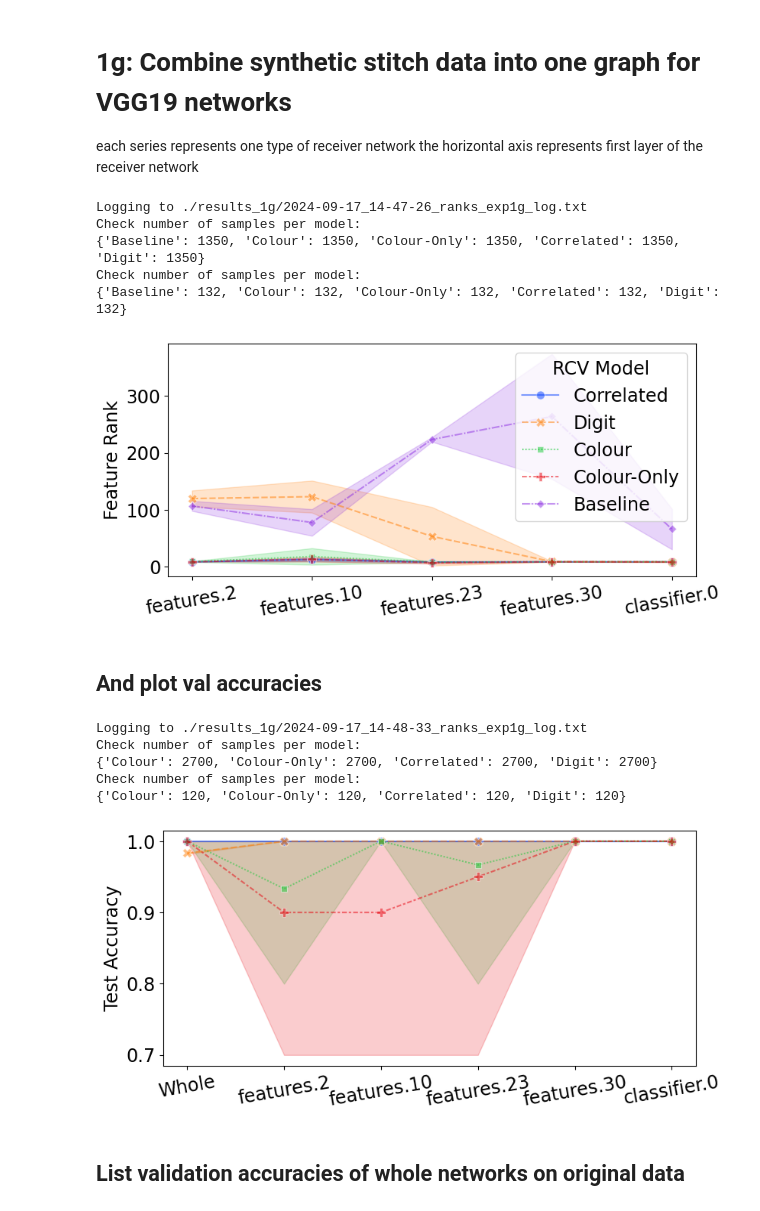
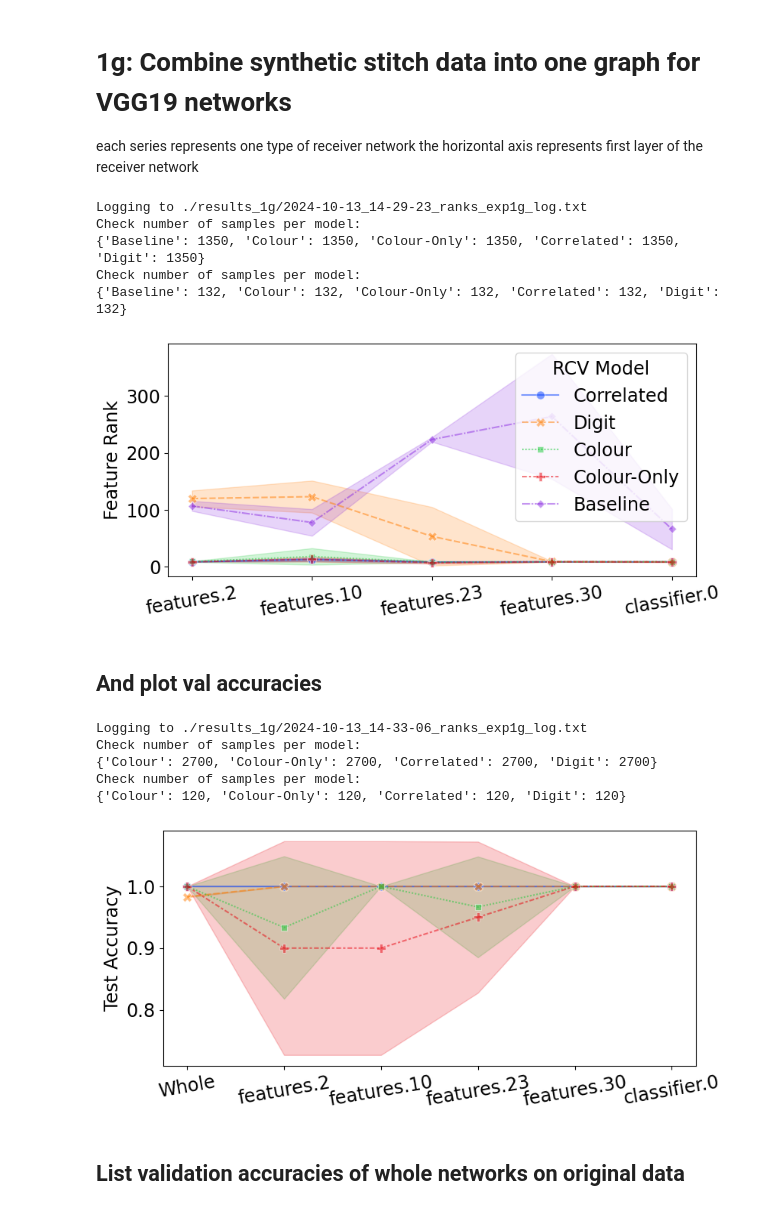
Before and after one commit to DHLSmith/jons-tunnel-effect, a Jupyter notebook: rank.ipynb, the cells around one changed output. Cells and saved outputs as stored; diff of their text form; code cells hidden in the pictures.

```diff
--- a/rank.ipynb
+++ b/rank.ipynb
@@ -397,6 +433,15 @@ import os
 # exp1 Synthetic stitch
 csvs_from = os.path.join("../msc_similarity/exp1_ms_with_random_dataset/results_1g_rank/", "*.csv")
 df = csv_to_df(csvs_from)
+
+style_order = ['Correlated',
+               'Digit',
+               'Colour',
+               'Colour-Only',
+               #'Mix',
+               'Baseline',
+               #'Noise'
+              ]
 
 rcv_models  = {'Baseline': '^unbias$',
                'Colour':         'bg$', # these three may learn colours as a shortcut
@@ -492,11 +537,11 @@ unsorted_labels_handles = zip(labels[:len(rcv_models)], handles[:len(rcv_models)
 labels, handles = zip(*unsorted_labels_handles)
 plt.legend(handles, labels, title='RCV Model', loc='upper right', bbox_to_anchor=(1, 1), fontsize='xx-large', title_fontsize='xx-large')
 plt.xticks(ticks=range(len(custom_labels)), labels=custom_labels)
-plt.savefig(f"./results_1g/1g_lin_post_stitch_ranks.png", bbox_inches='tight')
+#plt.savefig(f"./results_1g/1g_lin_post_stitch_ranks.png", bbox_inches='tight')
 plt.savefig(f"./results_1g/1g_lin_post_stitch_ranks.pdf", bbox_inches='tight')
 plt.show()
 # %% [output]
-Logging to ./results_1g/2024-09-17_14-47-26_ranks_exp1g_log.txt
+Logging to ./results_1g/2024-10-13_14-29-23_ranks_exp1g_log.txt
 Check number of samples per model:
 {'Baseline': 1350, 'Colour': 1350, 'Colour-Only': 1350, 'Correlated': 1350, 'Digit': 1350}
 Check number of samples per model:
@@ -514,7 +559,14 @@ import os
 # exp1 Synthetic stitch
 csvs_from = os.path.join("../msc_similarity/exp1_ms_with_random_dataset/results_1g_rank/", "*.csv")
 df = csv_to_df(csvs_from)
-
+style_order = ['Correlated',
+               'Digit',
+               'Colour',
+               'Colour-Only',
+               #'Mix',
+               #'Baseline',
+               #'Noise'
+              ]
 rcv_models  = {
                'Colour':         'bg$', # these three may learn colours as a shortcut
                'Colour-Only':     'bgonly',
@@ -609,39 +661,39 @@ df3['name'] = pd.Categorical(df3['name'], categories=category_order, ordered=Tru
 
 # Create line plot
 plt.figure(figsize=(9,4))
 
 line_plot = sns.lineplot(data=df3, x='name', y='val_acc', hue='receiver', style='receiver',
                          hue_order=style_order, style_order=style_order,
                          markers=True, dashes=True, markersize=8, alpha=0.5, palette='bright',
-                        errorbar=("pi",100))
-
+                        errorbar=("sd",1))
+# errorbar=("sd",1)) for standard dev
 # errorbar=("ci",100) would give 100% confidence interval "pi" is percentile interval
 
 #plt.title("Val Acc of VGG19 recievers stitched with synthetic data")
 #plt.xlabel('First Layer of Receiver')
 plt.xlabel('')
 plt.ylabel('Test Accuracy', fontsize='xx-large')
 #plt.yscale('log')
 plt.xticks(rotation=10)
 plt.tick_params(axis='both', labelsize='xx-large')
 
 handles, labels = line_plot.get_legend_handles_labels()
 #sorted_labels_handles = sorted(zip(labels, handles))
 unsorted_labels_handles = zip(labels[:len(ref_models)], handles[:len(ref_models)])
 labels, handles = zip(*unsorted_labels_handles)
 plt.legend(handles, labels, title='RCV Model', loc='upper right', bbox_to_anchor=(1.25, 1))
 plt.legend().remove()
 plt.xticks(ticks=range(len(custom_labels)), labels=custom_labels) # rename ticks
-plt.savefig(f"./results_1g/1g_lin_post_stitch_acc.png", bbox_inches='tight')
-plt.savefig(f"./results_1g/1g_lin_post_stitch_acc.pdf", bbox_inches='tight')
+#plt.savefig(f"./results_1g/1g_lin_post_stitch_acc.png", bbox_inches='tight')
+plt.savefig(f"./results_1g/1g_lin_post_stitch_acc_sd.pdf", bbox_inches='tight')
 plt.show()
 # %% [output]
-Logging to ./results_1g/2024-09-17_14-48-33_ranks_exp1g_log.txt
+Logging to ./results_1g/2024-10-13_14-33-06_ranks_exp1g_log.txt
 Check number of samples per model:
 {'Colour': 2700, 'Colour-Only': 2700, 'Correlated': 2700, 'Digit': 2700}
 Check number of samples per model:
 {'Colour': 120, 'Colour-Only': 120, 'Correlated': 120, 'Digit': 120}
-[figure, old version]
+[figure, new version]
 # %% [markdown]
 ## List validation accuracies of whole networks on original data
 # %%
```
Also changed, not shown: parts of 22 cells of this notebook, 2 other files.
